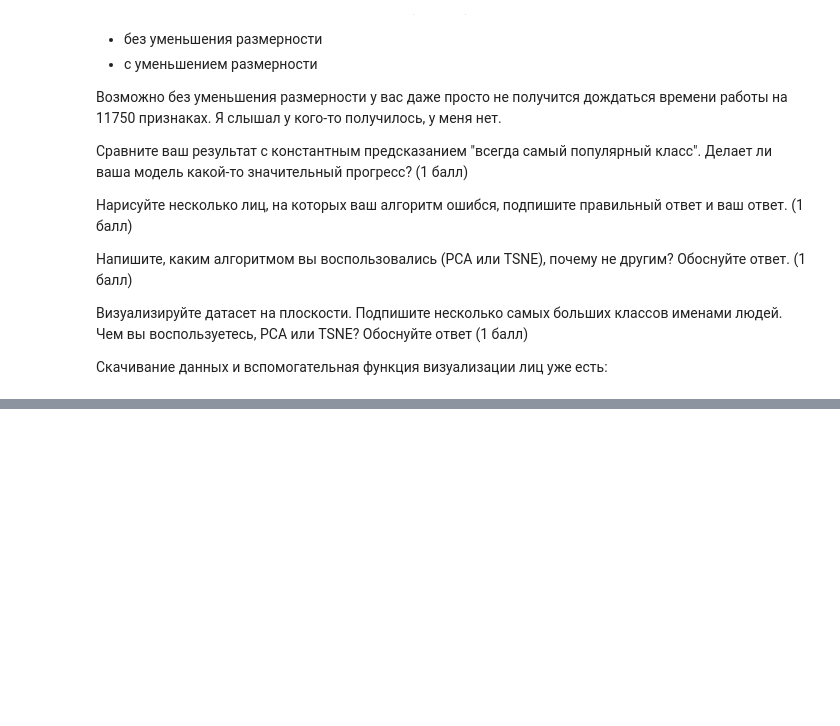
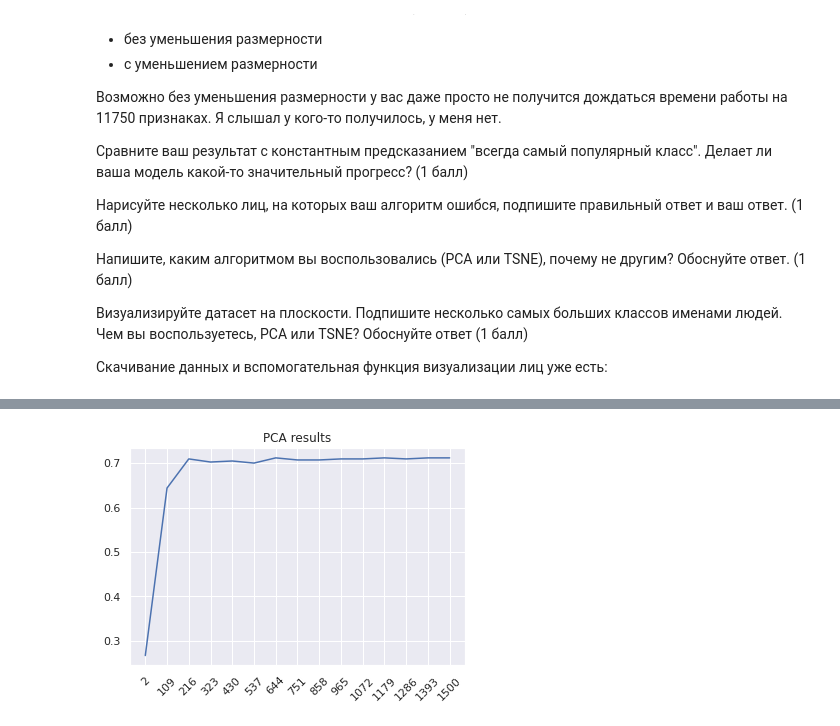
Before and after one commit to superAIyah/ML_Learn_Tinkoff, a Jupyter notebook: 6_unsupervised/Task 6.ipynb, the cells around one changed output, grey strips where cells are left out. Cells and saved outputs as stored; diff of their text form; code cells hidden in the pictures; blank space fills up the shorter version.

```diff
--- a/6_unsupervised/Task 6.ipynb
+++ b/6_unsupervised/Task 6.ipynb
@@ -229,0 +328,16 @@ plot_grid(range(10), nrows=2, ncols=5)# первые 10 лиц
+# %%
+scores = []
+for i in tqdm(np.linspace(2, 1500, 15, dtype=int)):
+    pca = PCA(n_components=i)
+    X_pca = pca.fit_transform(X_train_std)
+    model.fit(X_pca, y_train)
+    X_pca_test = pca.transform(X_test_std)
+    y_pred = model.predict(X_pca_test)
+    scores.append(accuracy_score(y_test, y_pred))
+# %%
+plt.plot(np.arange(len(scores)), scores)
+plt.xticks(np.arange(len(scores)), np.linspace(2, 1500, 15, dtype=int));
+plt.xticks(rotation=45);
+plt.title('PCA results');
+# %% [output]
+[figure, added]
```
Also changed, not shown: parts of 39 cells of this notebook.
